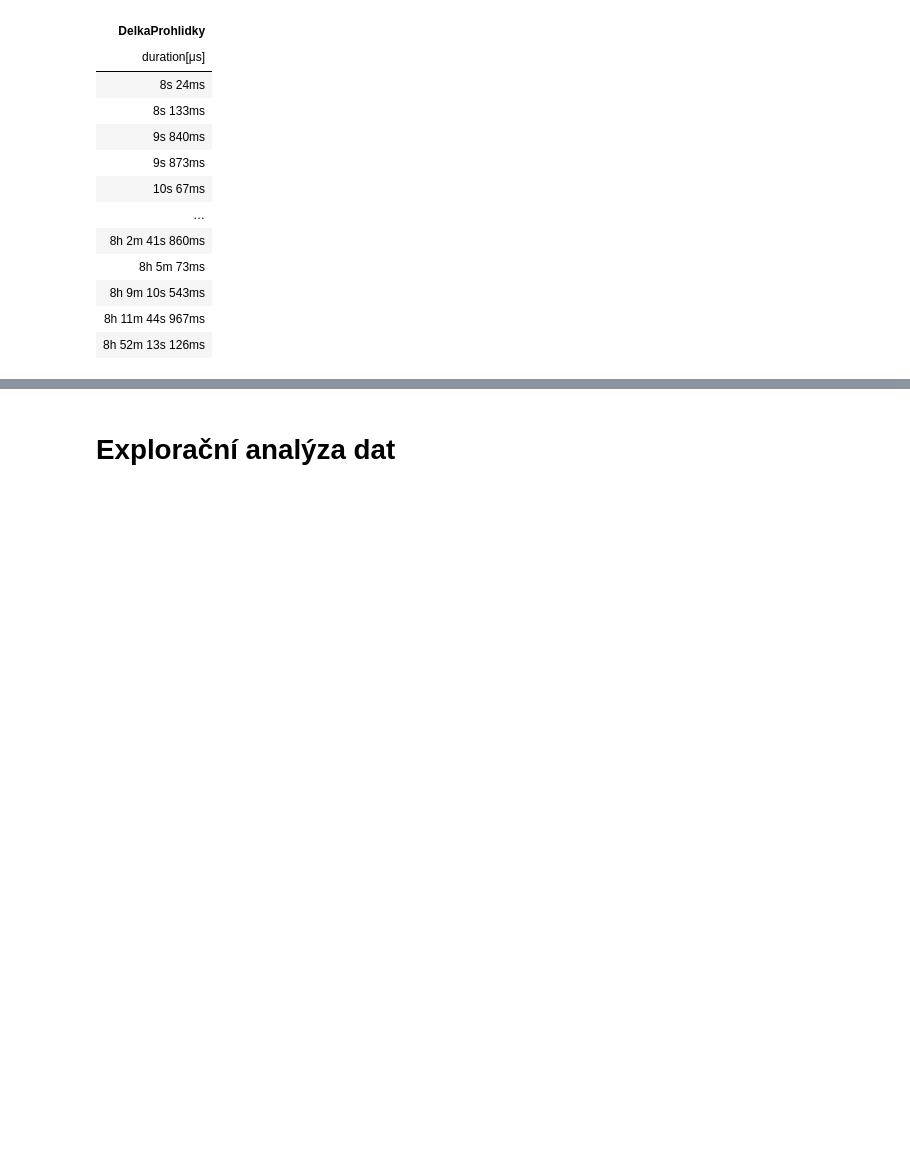
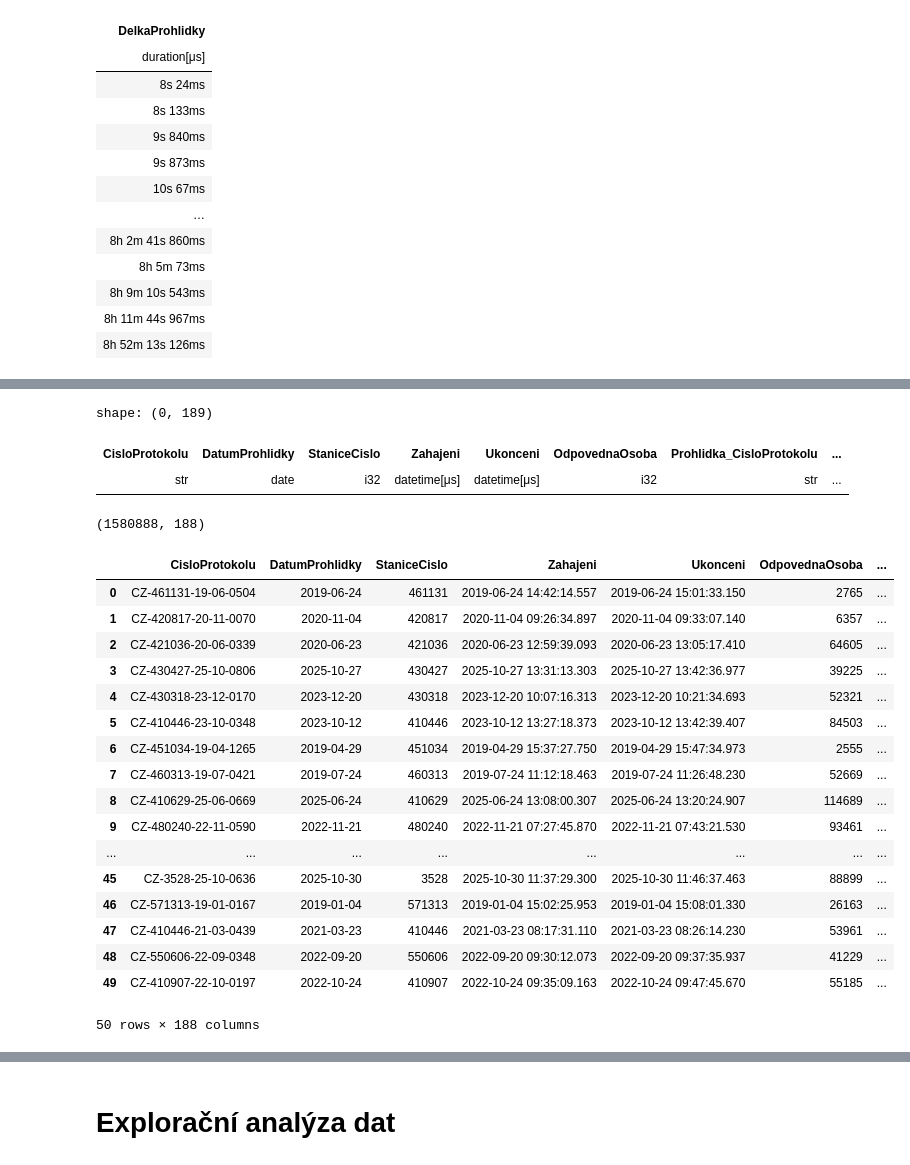
Before and after one commit to opendatalabcz/emissions-data-analysis-cz, a Jupyter notebook: kod/diesel_exploration.ipynb, the cells around one changed output, grey strips where cells are left out. Saved outputs shown, nothing was run; the diff lists cells and outputs as text; code cells hidden in the pictures; blank space fills up the shorter version.

```diff
--- a/kod/diesel_exploration.ipynb
+++ b/kod/diesel_exploration.ipynb
@@ -410,3 +410,2 @@ Všechny prohlídky byly zahájeny a ukončeny v den datumu prohlídky -> **Odst
 # %%
 display(df.filter((pl.col('DatumProhlidky') != pl.col('Zahajeni').dt.date()) | (pl.col('DatumProhlidky') != pl.col('Ukonceni').dt.date())))
-df = df.drop('DatumProhlidky')
@@ -412,0 +419,5 @@ df = df.drop('DatumProhlidky')
+# %%
+display(df.filter((pl.col('Emise_DatumProhlidky').dt.date() != pl.col('Zahajeni').dt.date()) | (pl.col('Emise_DatumProhlidky').dt.date() != pl.col('Ukonceni').dt.date())))
+display(df.filter(pl.col('Zahajeni') != pl.col('Emise_Zahajeni')))
+display(df.filter(pl.col('Ukonceni') != pl.col('Emise_Ukonceni')))
+df = df.drop(['Emise_DatumProhlidky', 'Emise_Zahajeni', 'Emise_Ukonceni'])
@@ -412,0 +439,27 @@ df = df.drop('DatumProhlidky')
+# %%
+display(df.filter(pl.col('OdpovednaOsoba') != pl.col('Emise_OdpovednaOsoba')))
+df = df.drop('Emise_OdpovednaOsoba')
+short_display(df.filter(pl.col('OdpovednaOsoba') != pl.col('Prohlidka_OdpovednaOsoba')))
+# %% [output]
+shape: (0, 189)
+| CisloProtokolu | DatumProhlidky | StaniceCislo | Zahajeni | Ukonceni | OdpovednaOsoba | Prohlidka_CisloProtokolu | ... |
+| str | date | i32 | datetime[μs] | datetime[μs] | i32 | str | ... |
+(1580888, 188)
+|  | CisloProtokolu | DatumProhlidky | StaniceCislo | Zahajeni | Ukonceni | OdpovednaOsoba | ... |
+| 0 | CZ-461131-19-06-0504 | 2019-06-24 | 461131 | 2019-06-24 14:42:14.557 | 2019-06-24 15:01:33.150 | 2765 | ... |
+| 1 | CZ-420817-20-11-0070 | 2020-11-04 | 420817 | 2020-11-04 09:26:34.897 | 2020-11-04 09:33:07.140 | 6357 | ... |
+| 2 | CZ-421036-20-06-0339 | 2020-06-23 | 421036 | 2020-06-23 12:59:39.093 | 2020-06-23 13:05:17.410 | 64605 | ... |
+| 3 | CZ-430427-25-10-0806 | 2025-10-27 | 430427 | 2025-10-27 13:31:13.303 | 2025-10-27 13:42:36.977 | 39225 | ... |
+| 4 | CZ-430318-23-12-0170 | 2023-12-20 | 430318 | 2023-12-20 10:07:16.313 | 2023-12-20 10:21:34.693 | 52321 | ... |
+| 5 | CZ-410446-23-10-0348 | 2023-10-12 | 410446 | 2023-10-12 13:27:18.373 | 2023-10-12 13:42:39.407 | 84503 | ... |
+| 6 | CZ-451034-19-04-1265 | 2019-04-29 | 451034 | 2019-04-29 15:37:27.750 | 2019-04-29 15:47:34.973 | 2555 | ... |
+| 7 | CZ-460313-19-07-0421 | 2019-07-24 | 460313 | 2019-07-24 11:12:18.463 | 2019-07-24 11:26:48.230 | 52669 | ... |
+| 8 | CZ-410629-25-06-0669 | 2025-06-24 | 410629 | 2025-06-24 13:08:00.307 | 2025-06-24 13:20:24.907 | 114689 | ... |
+| 9 | CZ-480240-22-11-0590 | 2022-11-21 | 480240 | 2022-11-21 07:27:45.870 | 2022-11-21 07:43:21.530 | 93461 | ... |
+| ... | ... | ... | ... | ... | ... | ... | ... |
+| 45 | CZ-3528-25-10-0636 | 2025-10-30 | 3528 | 2025-10-30 11:37:29.300 | 2025-10-30 11:46:37.463 | 88899 | ... |
+| 46 | CZ-571313-19-01-0167 | 2019-01-04 | 571313 | 2019-01-04 15:02:25.953 | 2019-01-04 15:08:01.330 | 26163 | ... |
+| 47 | CZ-410446-21-03-0439 | 2021-03-23 | 410446 | 2021-03-23 08:17:31.110 | 2021-03-23 08:26:14.230 | 53961 | ... |
+| 48 | CZ-550606-22-09-0348 | 2022-09-20 | 550606 | 2022-09-20 09:30:12.073 | 2022-09-20 09:37:35.937 | 41229 | ... |
+| 49 | CZ-410907-22-10-0197 | 2022-10-24 | 410907 | 2022-10-24 09:35:09.163 | 2022-10-24 09:47:45.670 | 55185 | ... |
+50 rows × 188 columns
```
Also changed, not shown: parts of 49 cells of this notebook, 2 other files.
